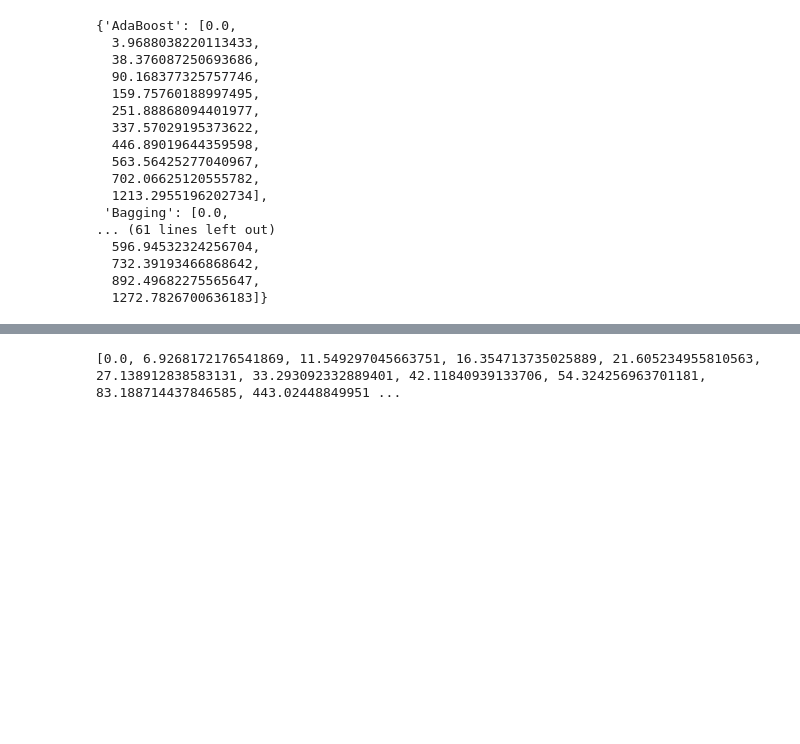
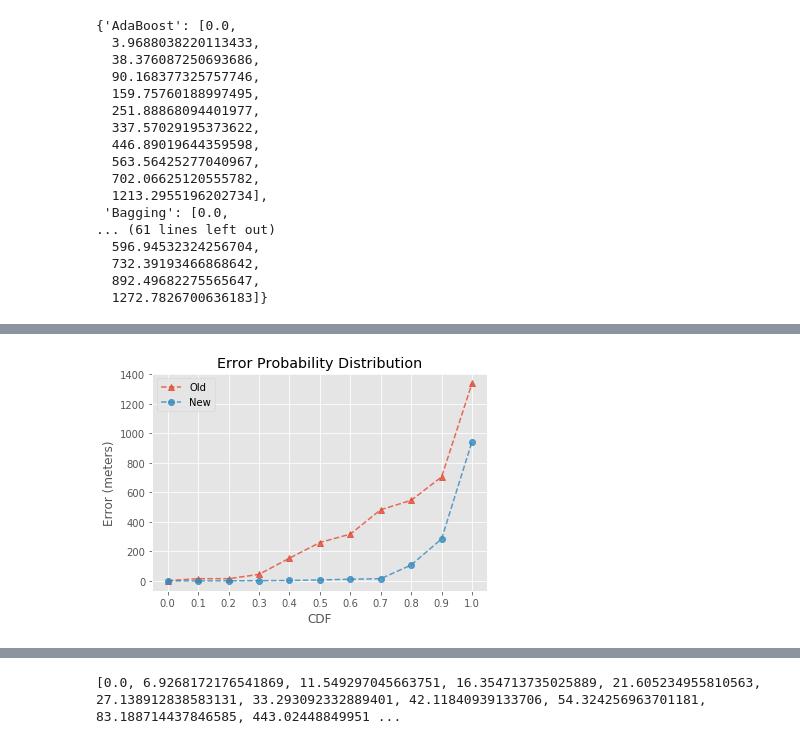
Before and after one commit to yirui-wang-0212/420235DataMining, a Jupyter notebook: hw3/1552651+hw3/q1/q1.ipynb, the cells around one changed output, grey strips where cells are left out. Cells and saved outputs as stored; diff of their text form; code cells hidden in the pictures; blank space fills up the shorter version.

```diff
--- a/hw3/1552651+hw3/q1/q1.ipynb
+++ b/hw3/1552651+hw3/q1/q1.ipynb
@@ -521,0 +669,6 @@ v_list
+# %%
+data['OldError'] = -1.0
+data['NewError'] = -1.0
+for i in data.index:
+    data['OldError'][i] = haversine(data.loc[i]['OldPredLon'], data.loc[i]['OldPredLat'], data.loc[i]['Longitude'], data.loc[i]['Latitude'])
+    data['NewError'][i] = haversine(data.loc[i]['NewPredLon'], data.loc[i]['NewPredLat'], data.loc[i]['Longitude'], data.loc[i]['Latitude'])
@@ -521,0 +705,3 @@ v_list
+# %%
+old_error = sorted(data['OldError'].values)
+new_error = sorted(data['NewError'].values)
@@ -521,0 +748,8 @@ v_list
+# %%
+# 找出0%, 10%，20%，30%，40%，50%，60%，70%，80%，90%，100%处的点
+lens = len(old_error)
+percents = np.arange(0.1, 1.1, 0.1)
+old_errors = []
+old_errors.append(old_error[0])
+for i in percents:
+    old_errors.append(old_error[int(lens * i) - 1])
@@ -521,0 +770,7 @@ v_list
+# %%
+lens = len(new_error)
+percents = np.arange(0.1, 1.1, 0.1)
+new_errors = []
+new_errors.append(new_error[0])
+for i in percents:
+    new_errors.append(new_error[int(lens * i) - 1])
@@ -521,0 +791,13 @@ v_list
+# %%
+plt.style.use('ggplot')
+xticks = np.arange(0, 1.1, 0.1)
+plt.xticks(xticks)
+plt.plot(xticks, old_errors, marker='^', linestyle='--', alpha=0.8, label=u'Old')
+plt.plot(xticks, new_errors, marker='o', linestyle='--', alpha=0.8, label=u'New')
+plt.title('Error Probability Distribution')
+plt.xlabel('CDF')
+plt.ylabel('Error (meters)')
+plt.legend(['Old', 'New'])
+plt.show()
+# %% [output]
+[figure, added]
```
Also changed, not shown: parts of 23 cells of this notebook, 6 other files.
